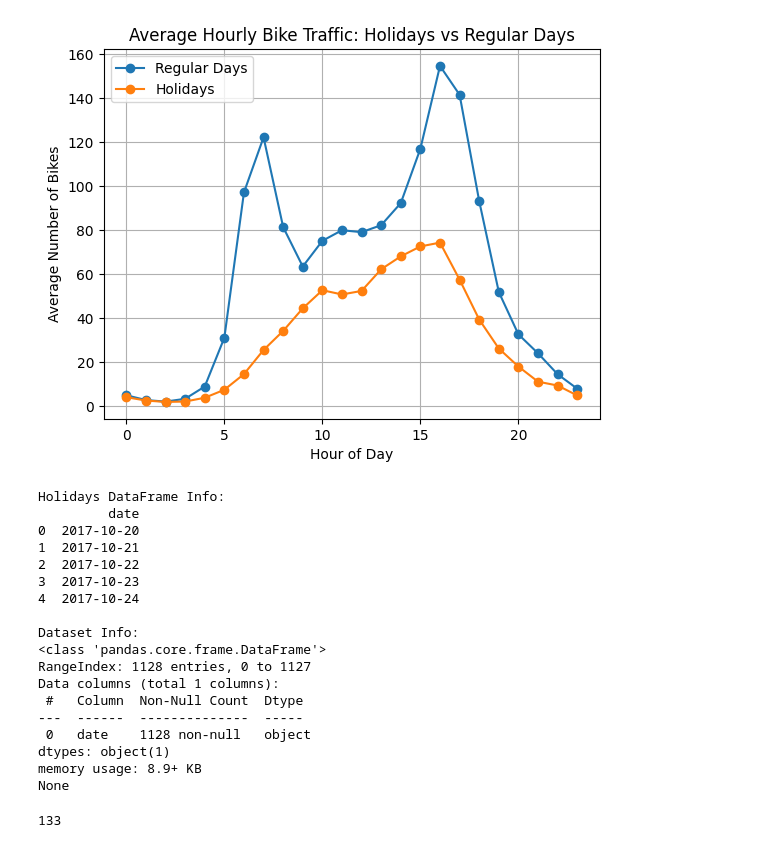
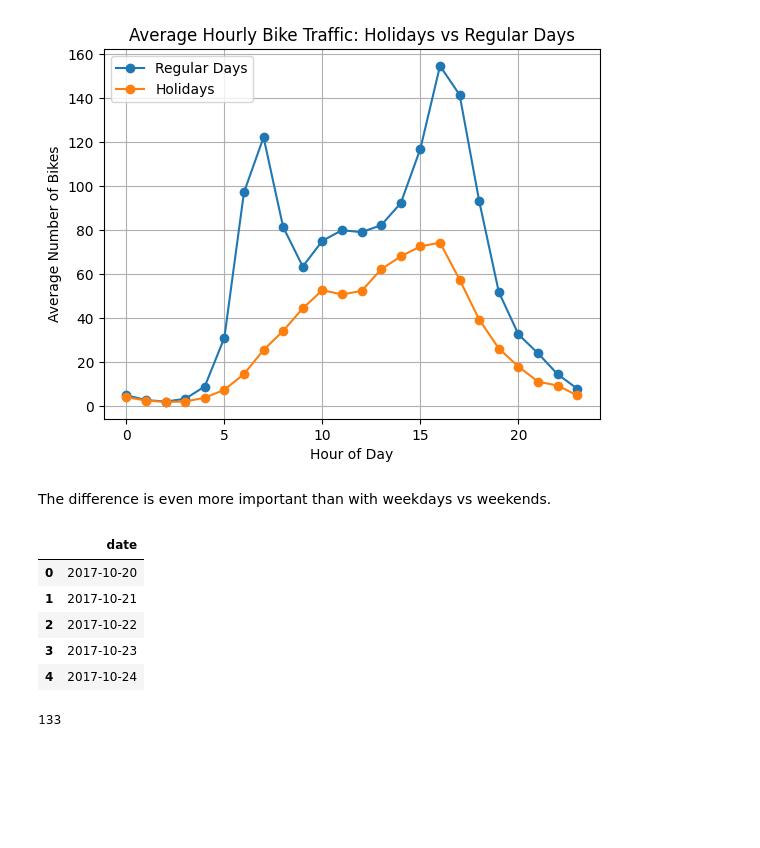
Before and after one commit to alexandreblivet/bike_counters_ac_team, a Jupyter notebook: methodology_notebook.ipynb, the cells around one changed output. Saved outputs shown, nothing was run; the diff lists cells and outputs as text; code cells hidden in the pictures; blank space fills up the shorter version.

```diff
--- a/methodology_notebook.ipynb
+++ b/methodology_notebook.ipynb
@@ -236,34 +223,19 @@ plt.show()
 # %% [output]
 <Figure size 1500x600 with 0 Axes>
 [figure]
+# %% [markdown]
+The difference is even more important than with weekdays vs weekends.
 # %%
 # Read the holidays data
 holidays_sco = pd.read_csv('external_data/Holidays/Propre_vacances_scolaires.csv')
-
-# Display first few rows and basic info
-print("Holidays DataFrame Info:")
-print(holidays_sco.head())
-print("\nDataset Info:")
-print(holidays_sco.info())
+holidays_sco.head()
 # %% [output]
-Holidays DataFrame Info:
-         date
-0  2017-10-20
-1  2017-10-21
-2  2017-10-22
-3  2017-10-23
-4  2017-10-24
-
-Dataset Info:
-<class 'pandas.core.frame.DataFrame'>
-RangeIndex: 1128 entries, 0 to 1127
-Data columns (total 1 columns):
- #   Column  Non-Null Count  Dtype
----  ------  --------------  -----
- 0   date    1128 non-null   object
-dtypes: object(1)
-memory usage: 8.9+ KB
-None
+|  | date |
+| 0 | 2017-10-20 |
+| 1 | 2017-10-21 |
+| 2 | 2017-10-22 |
+| 3 | 2017-10-23 |
+| 4 | 2017-10-24 |
 # %%
 holidays_sco['date'] = pd.to_datetime(holidays_sco['date'])
 df['is_holiday_sco'] = df['date'].dt.date.isin(holidays_sco['date'].dt.date)
```
Also changed, not shown: parts of 39 cells of this notebook.
